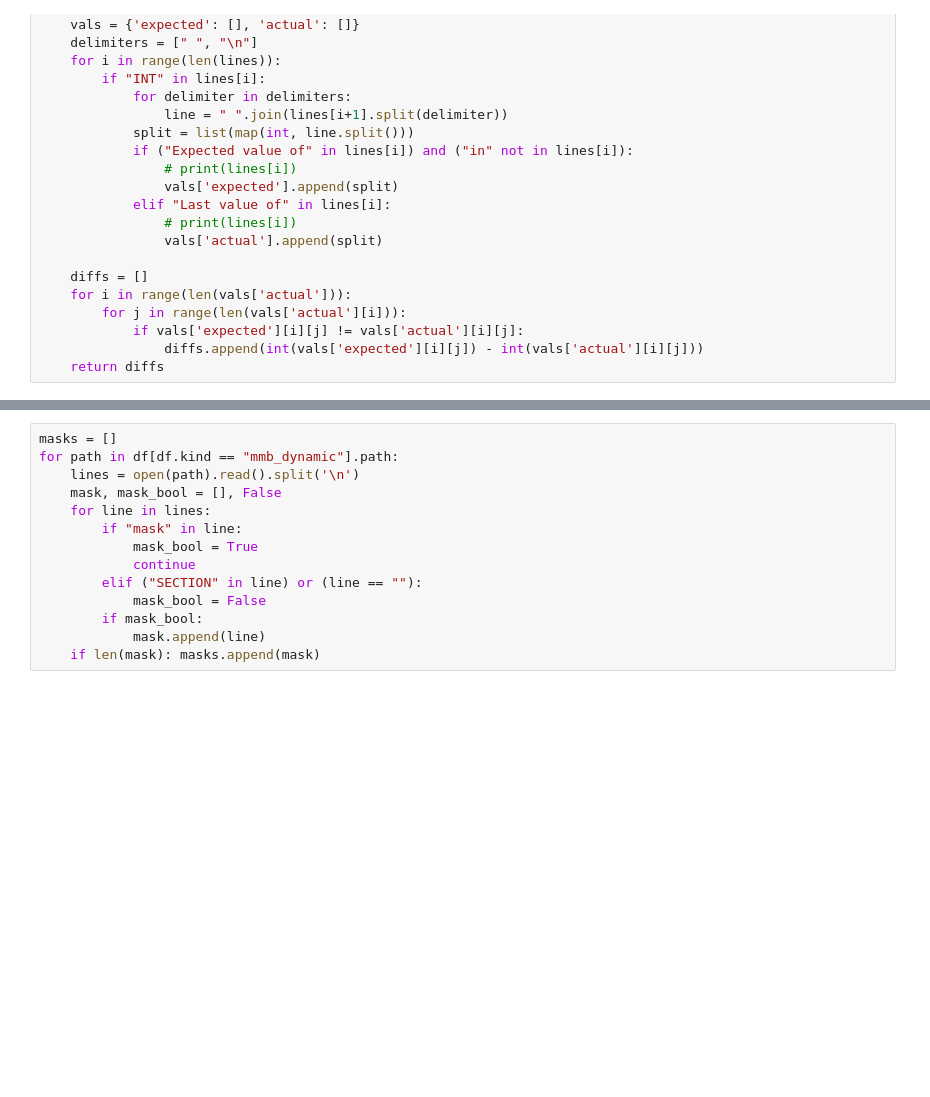
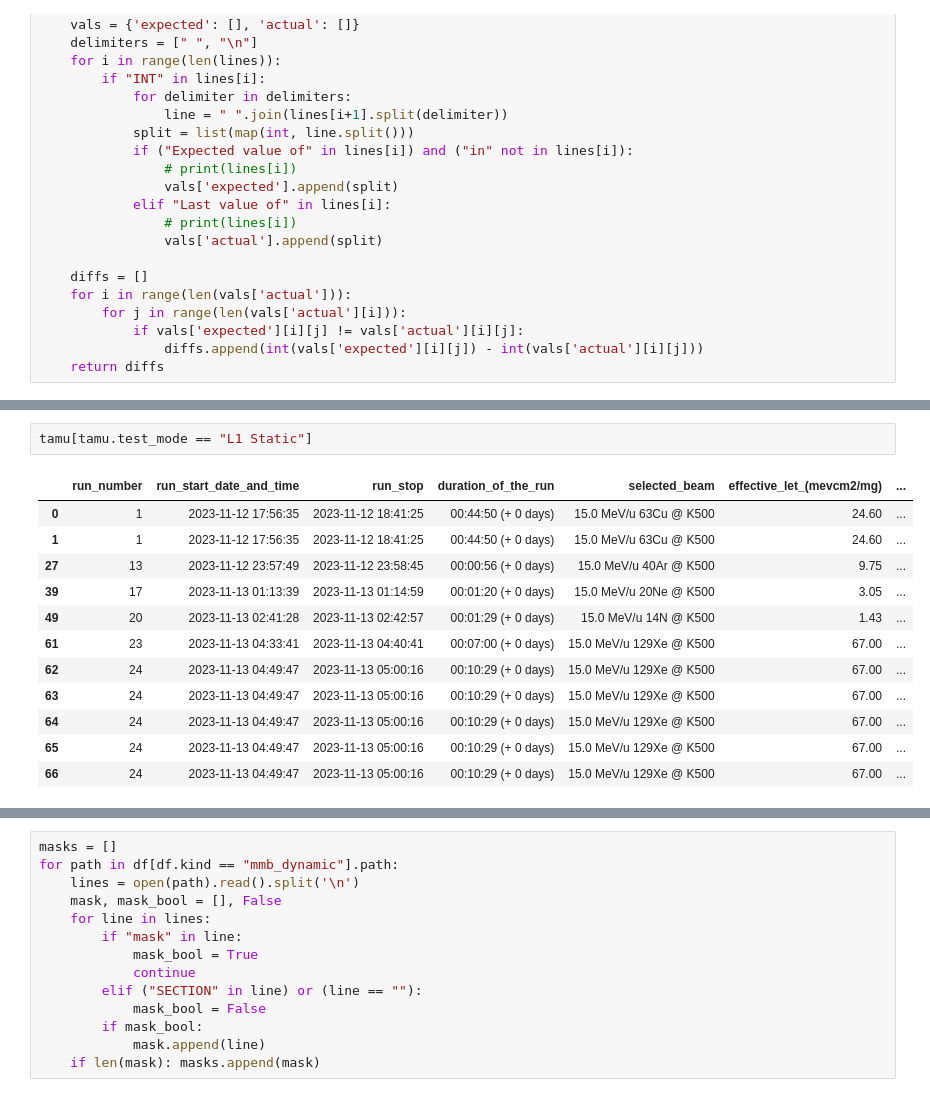
Before and after one commit to jtbenson116/radTestLogBackup, a Jupyter notebook: results.ipynb, the cells around one changed output, grey strips where cells are left out. Saved outputs shown, nothing was run; the diff lists cells and outputs as text; blank space fills up the shorter version.

```diff
--- a/results.ipynb
+++ b/results.ipynb
@@ -105 +121,16 @@ our_bits
+# %%
+tamu[tamu.test_mode == "L1 Static"]
+# %% [output]
+|  | run_number | run_start_date_and_time | run_stop | duration_of_the_run | selected_beam | effective_let_(mevcm2/mg) | ... |
+| 0 | 1 | 2023-11-12 17:56:35 | 2023-11-12 18:41:25 | 00:44:50 (+ 0 days) | 15.0 MeV/u 63Cu @ K500 | 24.60 | ... |
+| 1 | 1 | 2023-11-12 17:56:35 | 2023-11-12 18:41:25 | 00:44:50 (+ 0 days) | 15.0 MeV/u 63Cu @ K500 | 24.60 | ... |
+| 27 | 13 | 2023-11-12 23:57:49 | 2023-11-12 23:58:45 | 00:00:56 (+ 0 days) | 15.0 MeV/u 40Ar @ K500 | 9.75 | ... |
+| 39 | 17 | 2023-11-13 01:13:39 | 2023-11-13 01:14:59 | 00:01:20 (+ 0 days) | 15.0 MeV/u 20Ne @ K500 | 3.05 | ... |
+| 49 | 20 | 2023-11-13 02:41:28 | 2023-11-13 02:42:57 | 00:01:29 (+ 0 days) | 15.0 MeV/u 14N @ K500 | 1.43 | ... |
+| 61 | 23 | 2023-11-13 04:33:41 | 2023-11-13 04:40:41 | 00:07:00 (+ 0 days) | 15.0 MeV/u 129Xe @ K500 | 67.00 | ... |
+| 62 | 24 | 2023-11-13 04:49:47 | 2023-11-13 05:00:16 | 00:10:29 (+ 0 days) | 15.0 MeV/u 129Xe @ K500 | 67.00 | ... |
+| 63 | 24 | 2023-11-13 04:49:47 | 2023-11-13 05:00:16 | 00:10:29 (+ 0 days) | 15.0 MeV/u 129Xe @ K500 | 67.00 | ... |
+| 64 | 24 | 2023-11-13 04:49:47 | 2023-11-13 05:00:16 | 00:10:29 (+ 0 days) | 15.0 MeV/u 129Xe @ K500 | 67.00 | ... |
+| 65 | 24 | 2023-11-13 04:49:47 | 2023-11-13 05:00:16 | 00:10:29 (+ 0 days) | 15.0 MeV/u 129Xe @ K500 | 67.00 | ... |
+| 66 | 24 | 2023-11-13 04:49:47 | 2023-11-13 05:00:16 | 00:10:29 (+ 0 days) | 15.0 MeV/u 129Xe @ K500 | 67.00 | ... |
 # %%
```
Also changed, not shown: parts of 13 cells of this notebook, 5 other files.
